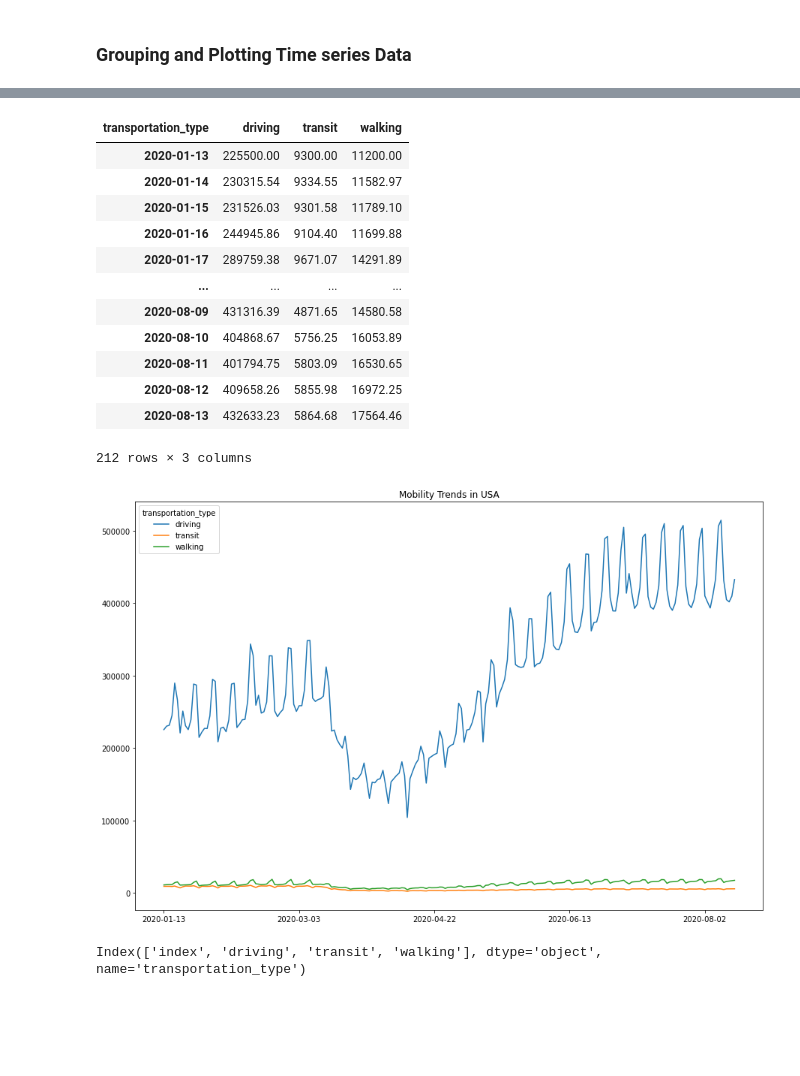
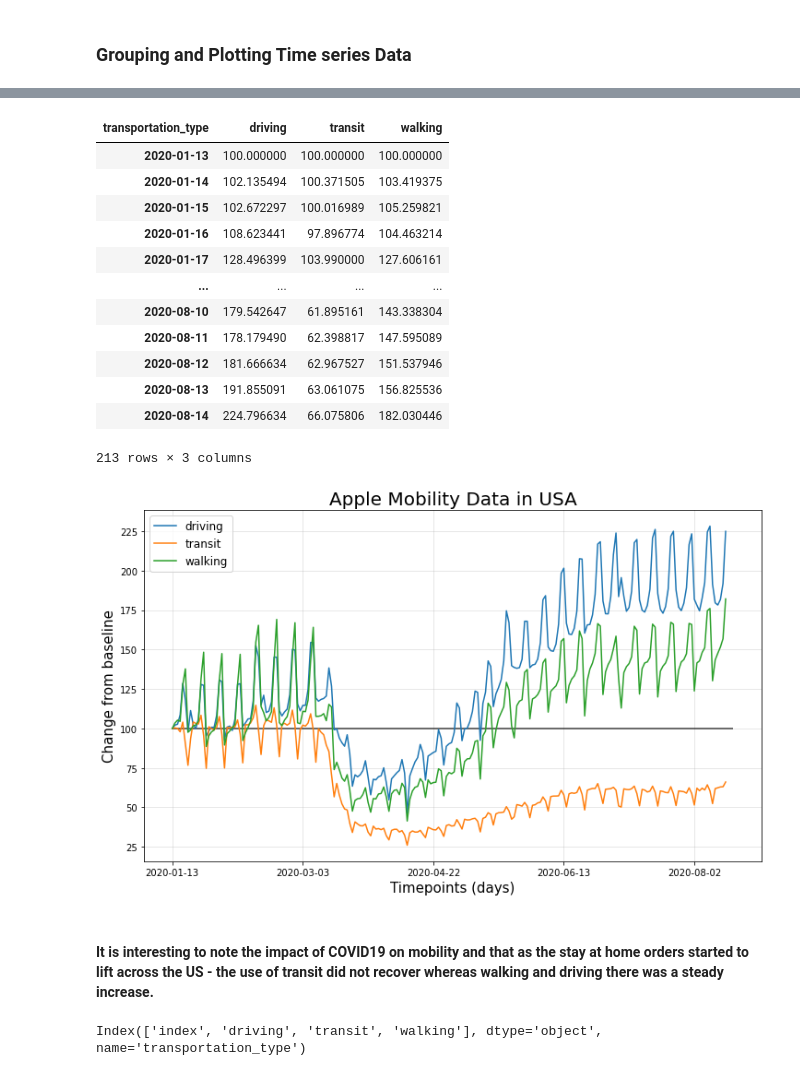
Before and after one commit to LisaHarrison08/Project_G4, a Jupyter notebook: Apple Mobility/Apple_Mobility.ipynb, the cells around one changed output, grey strips where cells are left out. Saved outputs shown, nothing was run; the diff lists cells and outputs as text; code cells hidden in the pictures; blank space fills up the shorter version.

Commit message:
Updated graph to display gridlines and coreect labesls - adjusted df to show mean data

```diff
--- a/Apple Mobility/Apple_Mobility.ipynb
+++ b/Apple Mobility/Apple_Mobility.ipynb
@@ -138,7 +138,7 @@ df_us
 ### Grouping and Plotting Time series Data
 # %%
 # Group the data by transportation type
-df_transport_type = df_us.groupby(['transportation_type']).sum()
+df_transport_type = df_us.groupby(['transportation_type']).mean()
 df_transport_type
 # %% [output]
 |  | 2020-01-13 | 2020-01-14 | 2020-01-15 | 2020-01-16 | 2020-01-17 | 2020-01-18 | 2020-01-19 | ... |
@@ -153,25 +153,32 @@ df_transport_type_t = df_transport_type.transpose()
 df_transport_type_t
 # %% [output]
 | transportation_type | driving | transit | walking |
-| 2020-01-13 | 225500.00 | 9300.00 | 11200.00 |
-| 2020-01-14 | 230315.54 | 9334.55 | 11582.97 |
-| 2020-01-15 | 231526.03 | 9301.58 | 11789.10 |
-| 2020-01-16 | 244945.86 | 9104.40 | 11699.88 |
-| 2020-01-17 | 289759.38 | 9671.07 | 14291.89 |
+| 2020-01-13 | 100.000000 | 100.000000 | 100.000000 |
+| 2020-01-14 | 102.135494 | 100.371505 | 103.419375 |
+| 2020-01-15 | 102.672297 | 100.016989 | 105.259821 |
+| 2020-01-16 | 108.623441 | 97.896774 | 104.463214 |
+| 2020-01-17 | 128.496399 | 103.990000 | 127.606161 |
 | ... | ... | ... | ... |
-| 2020-08-09 | 431316.39 | 4871.65 | 14580.58 |
-| 2020-08-10 | 404868.67 | 5756.25 | 16053.89 |
-| 2020-08-11 | 401794.75 | 5803.09 | 16530.65 |
-| 2020-08-12 | 409658.26 | 5855.98 | 16972.25 |
-| 2020-08-13 | 432633.23 | 5864.68 | 17564.46 |
+| 2020-08-10 | 179.542647 | 61.895161 | 143.338304 |
+| 2020-08-11 | 178.179490 | 62.398817 | 147.595089 |
+| 2020-08-12 | 181.666634 | 62.967527 | 151.537946 |
+| 2020-08-13 | 191.855091 | 63.061075 | 156.825536 |
+| 2020-08-14 | 224.796634 | 66.075806 | 182.030446 |
-212 rows × 3 columns
+213 rows × 3 columns
 # %%
 # Plot the transportation type data for the US ## Observable change in mobility March/April
-df_transport_type_t.plot.line(figsize=(15, 10))
-plt.title('Mobility Trends in USA')
+df_transport_type_t.plot.line(figsize=(12, 7))
+plt.title("Apple Mobility Data in USA", size = 20)
+plt.xlabel("Timepoints (days)", size = 15)
+plt.ylabel("Change from baseline", size = 15)
+plt.hlines(100,0,215,alpha = 0.75)
+plt.grid(linestyle ="-", linewidth = 1, alpha = 0.3)
+plt.legend(loc = "upper left", fontsize = "large")
 plt.savefig('Mobility Trends in USA.png')
 # %% [output]
-[figure, old version]
+[figure, new version]
+# %% [markdown]
+#### It is interesting to note the impact of COVID19 on mobility and that as the stay at home orders started to lift across the US - the use of transit did not recover whereas walking and driving there was a steady increase.
 # %%
 transport = df_transport_type_t.reset_index()
 transport.columns
```
Also changed, not shown: parts of 15 cells of this notebook, 5 other files.
